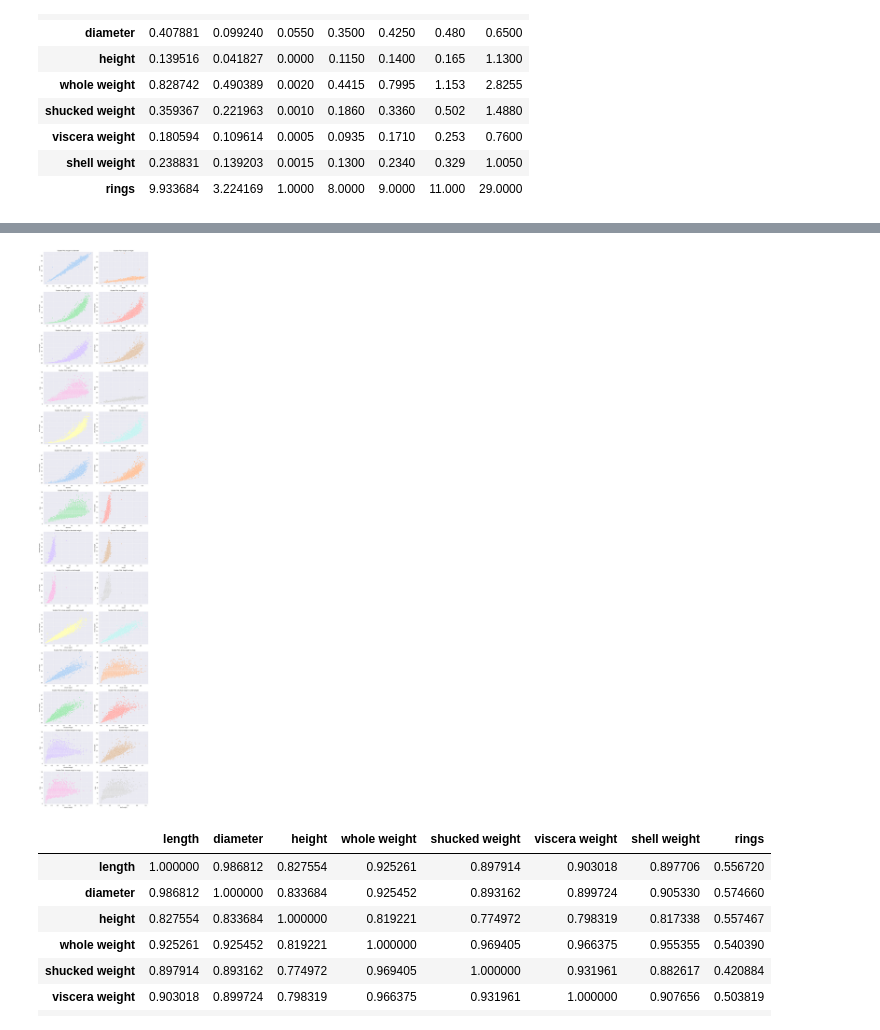
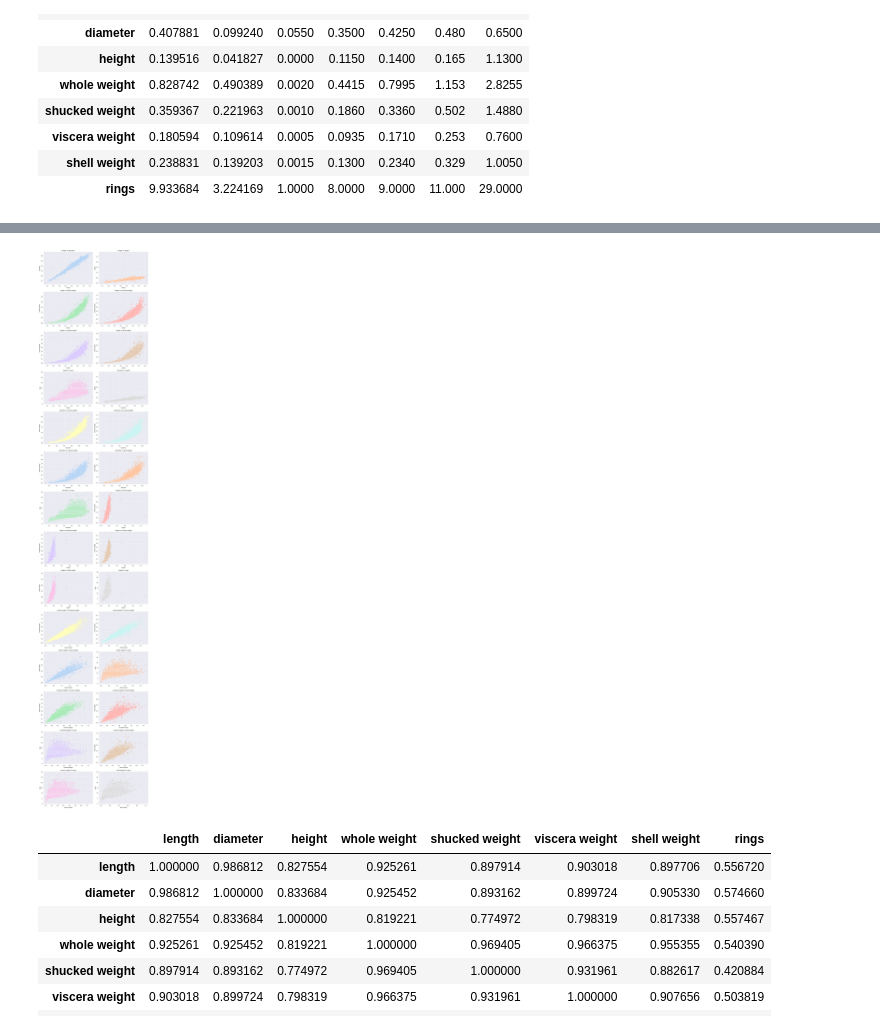
Before and after one commit to Paulaszka/PY-assignment_1, a Jupyter notebook: analysis.ipynb, the cells around one changed output, grey strips where cells are left out. Drawn from its saved outputs; the diff is of its cells as text; code cells hidden in the pictures.

```diff
--- a/analysis.ipynb
+++ b/analysis.ipynb
@@ -94,21 +94,21 @@ plt.show()
 # %%
 fig, axs = plt.subplots(nrows=14, ncols=2, figsize=(12, 60))
 axs = axs.flatten()
 
 plot_index = 0
 color_cycle = itertools.cycle(sns.color_palette('pastel'))
 
 for (var1, var2) in itertools.combinations(variables, 2):
     sns.scatterplot(data=df, x=var1, y=var2, ax=axs[plot_index], color=next(color_cycle))
     axs[plot_index].set_xlabel(var1)
     axs[plot_index].set_ylabel(var2)
-    axs[plot_index].set_title(f'Scatter Plot: {var1} vs {var2}')
+    axs[plot_index].set_title(f'{var1} vs {var2}')
     plot_index += 1
 
 plt.tight_layout()
 plt.show()
 # %% [output]
-[figure, old version]
+[figure, new version]
 # %%
 correlation_matrix = df[variables].corr()
 # %%
```
Also changed, not shown: parts of 3 cells of this notebook.
